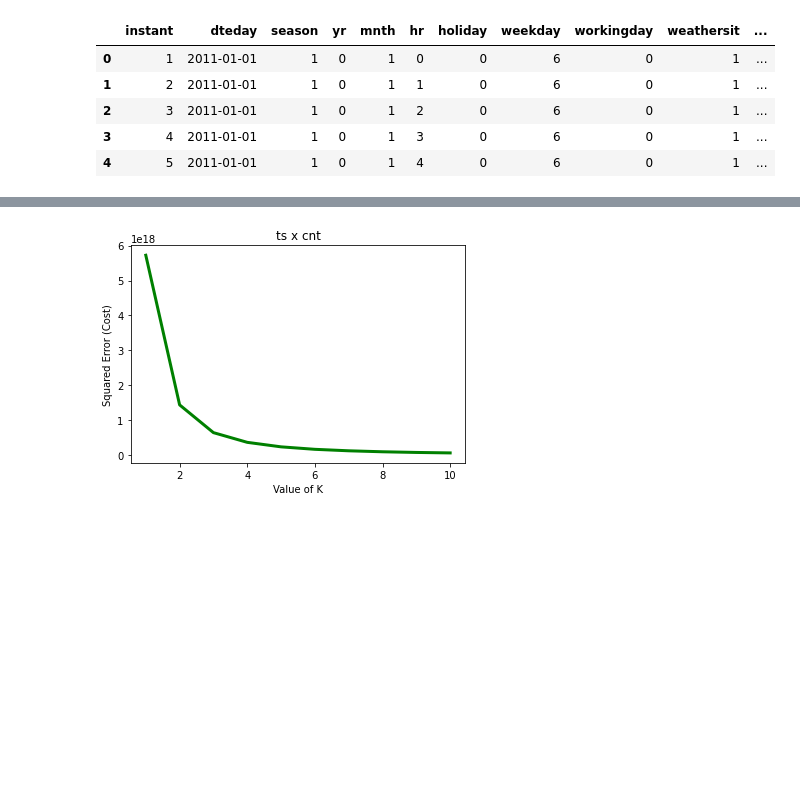
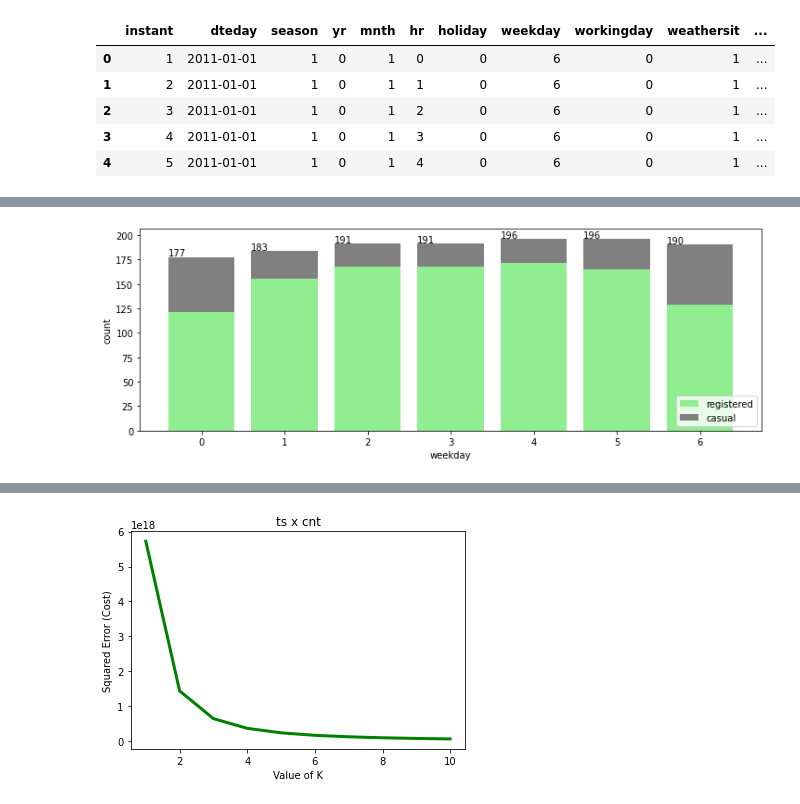
Before and after one commit to lucastsc/bike, a Jupyter notebook: bike.ipynb, the cells around one changed output, grey strips where cells are left out. Cells and saved outputs as stored; diff of their text form; code cells hidden in the pictures; blank space fills up the shorter version.

```diff
--- a/bike.ipynb
+++ b/bike.ipynb
@@ -59,0 +97,4 @@ df.head()
+# %%
+plot_stacked('weekday', 'registered', 'casual', (12, 4), 'lower right')
+# %% [output]
+[figure, added]
```
Also changed, not shown: parts of 9 cells of this notebook.
